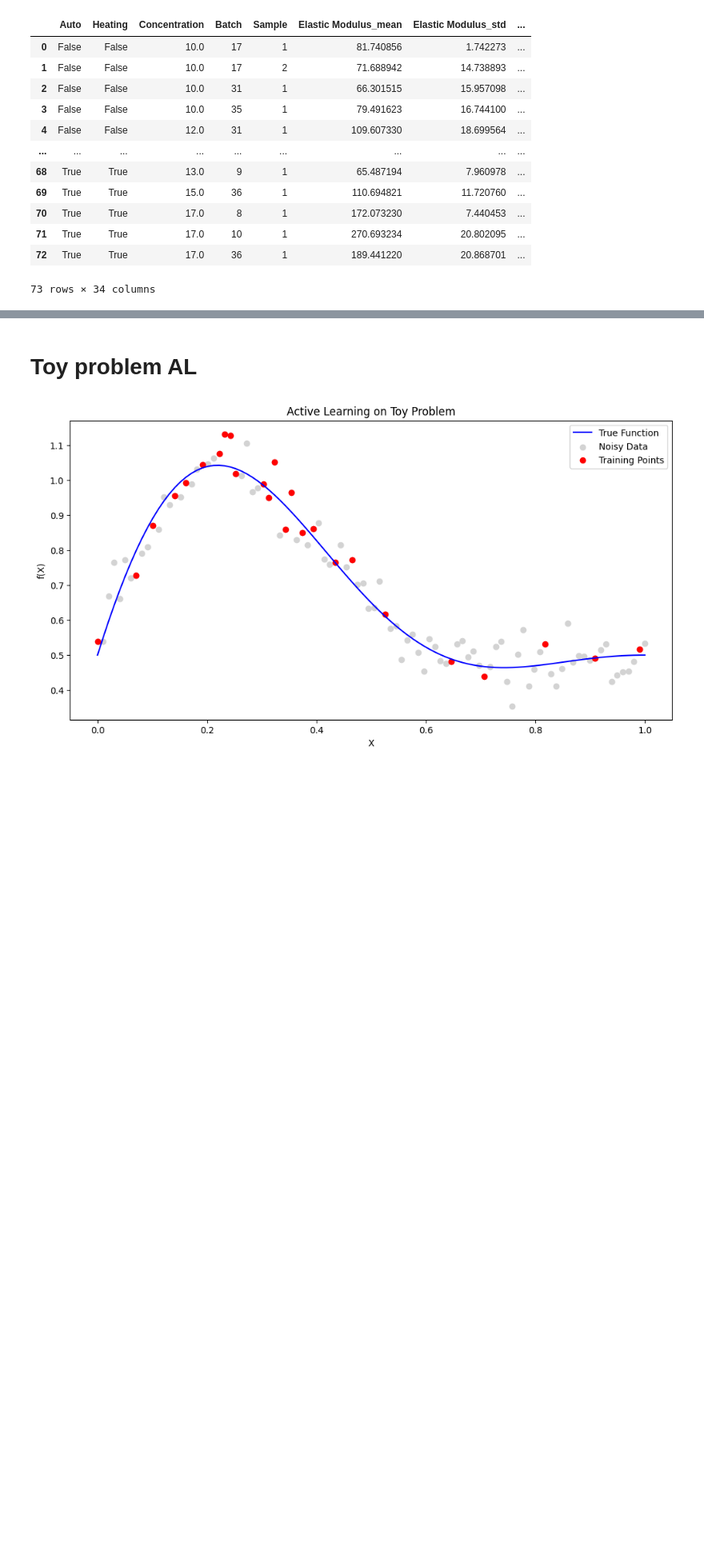
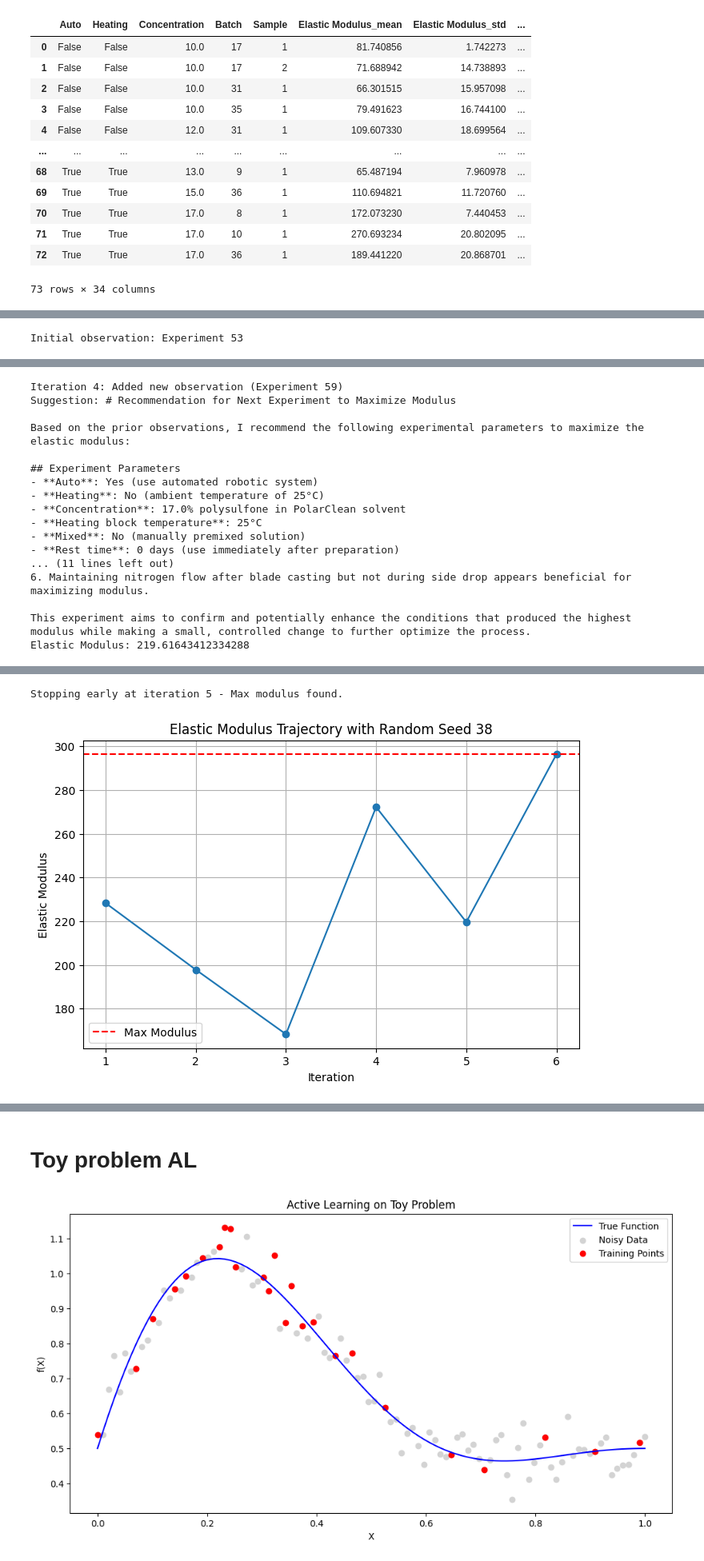
Before and after one commit to Toniaac/hte-data-processing, a Jupyter notebook: Active Learning.ipynb, the cells around one changed output, grey strips where cells are left out. Shown at 80% size. Cells and saved outputs as stored; diff of their text form; code cells hidden in the pictures; blank space fills up the shorter version.

```diff
--- a/Active Learning.ipynb
+++ b/Active Learning.ipynb
@@ -1318,0 +685,11 @@ plt.show()
+# %%
+ranges = '\n'.join(df_parameters['Formatted_Parameters'])
+response = client.chat.completions.create(
+model= "anthropic/claude-3.7-sonnet",
+messages=[{"role": "system", "content": 'Here I have a set of structured experimental parameters for my automated membrane synthesis via non-solvent-induced phase seperation (NIPS) using my robotic system. Index is the index number of the experiment. Auto means that whether the synthesis is automated or manual. Heating means whether the solution mixing process has heating involved. Concentration means the polymer (polysulfone) concentration in the solution (solvent is PolarClean). Heating block temperature means the temperature of the heating block during the mixing process. Mixed means whether the solution is mixed (diluted) by the robot or premixed manually. Rest time means the number days the solution is rested in a sample vial after mixing before blade casting. Coupon-to-Bath Wait Time (min) means how long the sample is waited in minutes after blade casting before immersion in the NIPS bath. Relative Humidity means the RH% of the day the sample is synthesized into membrane. Nitrogen (Side from drop) means whether the polymer solution undergoes a laminar dry nitrogen blow to remove humidity since it is drop-cast on to the coupon before blade casting until it is immersed into the NIPS bath. Nitrogen (After blade) means whether the polymer solution undergoes a laminar dry nitrgen blow after it is blade-cast until it is immersed into the NIPS bath. Can you identify the ranges of the parameters in the dataset? '},
+            {"role": "user", "content": '\nPrior Observations: {ranges}'}
+            ],
+temperature=0
+)
+ranges = response.choices[0].message.content
+ranges
@@ -1318,0 +699,2 @@ plt.show()
+# %%
+ranges = 'Based on the dataset of experimental parameters for automated membrane synthesis via NIPS, I can identify the following parameter ranges:\n\n1. Index: Numerical identifiers for each experiment\n2. Auto: Binary parameter (Yes/No) - whether synthesis is automated or manual\n3. Heating: Binary parameter (Yes/No) - whether solution mixing involves heating\n4. Concentration: Range appears to be polymer concentrations in percentage (likely 10-20%)\n5. Heating block temperature: Temperature values in degrees (likely Celsius)\n6. Mixed: Binary parameter (Yes/No) - whether solution is robot-mixed or manually premixed\n7. Rest time: Number of days (0 to several days) solution rests before casting\n8. Coupon-to-Bath Wait Time: Time in minutes (likely 0-10 minutes) between casting and NIPS bath immersion\n9. Relative Humidity: Percentage values (likely 20-70% RH)\n10. Nitrogen (Side from drop): Binary parameter (Yes/No) - whether laminar nitrogen flow is used from side during drop casting\n11. Nitrogen (After blade): Binary parameter (Yes/No) - whether laminar nitrogen flow is used after blade casting\n\nWithout seeing the actual data values, these are the parameter types and likely ranges based on typical membrane synthesis conditions.'
@@ -1318,0 +1222,3 @@ plt.show()
+# %%
+trajectory_df = run_experiment(data_grouped, ranges, random_seed=38)
+# %% [output]
@@ -1318,0 +1226 @@ plt.show()
+Initial observation: Experiment 53
@@ -1318,0 +1286,17 @@ plt.show()
+Iteration 4: Added new observation (Experiment 59)
+Suggestion: # Recommendation for Next Experiment to Maximize Modulus
+
+Based on the prior observations, I recommend the following experimental parameters to maximize the elastic modulus:
+
+## Experiment Parameters
+- **Auto**: Yes (use automated robotic system)
+- **Heating**: No (ambient temperature of 25°C)
+- **Concentration**: 17.0% polysulfone in PolarClean solvent
+- **Heating block temperature**: 25°C
+- **Mixed**: No (manually premixed solution)
+- **Rest time**: 0 days (use immediately after preparation)
+... (11 lines left out)
+6. Maintaining nitrogen flow after blade casting but not during side drop appears beneficial for maximizing modulus.
+
+This experiment aims to confirm and potentially enhance the conditions that produced the highest modulus while making a small, controlled change to further optimize the process.
+Elastic Modulus: 219.61643412334288
@@ -1318,0 +1304,2 @@ plt.show()
+Stopping early at iteration 5 - Max modulus found.
+[figure, added]
```
Also changed, not shown: parts of 26 cells of this notebook, 15 other files.
